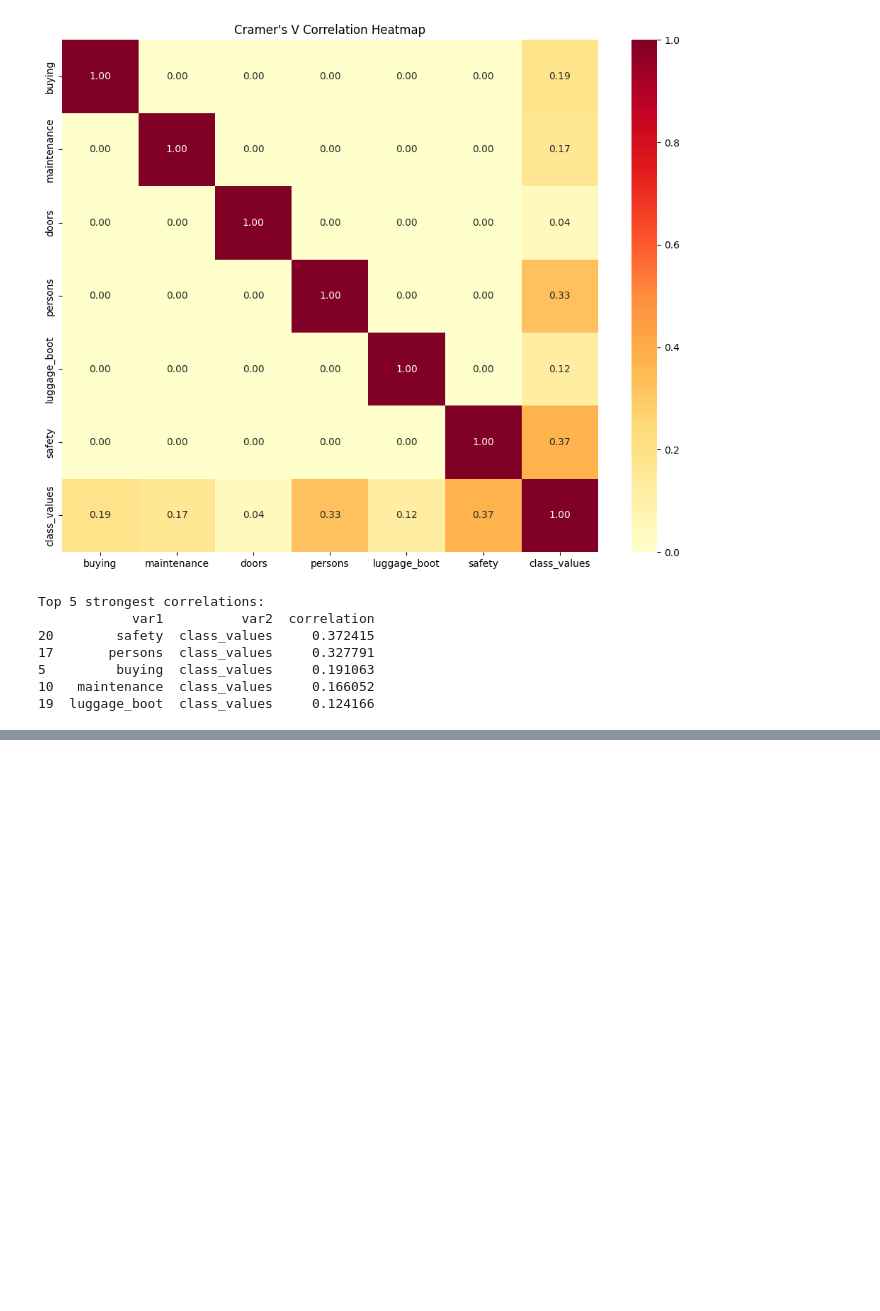
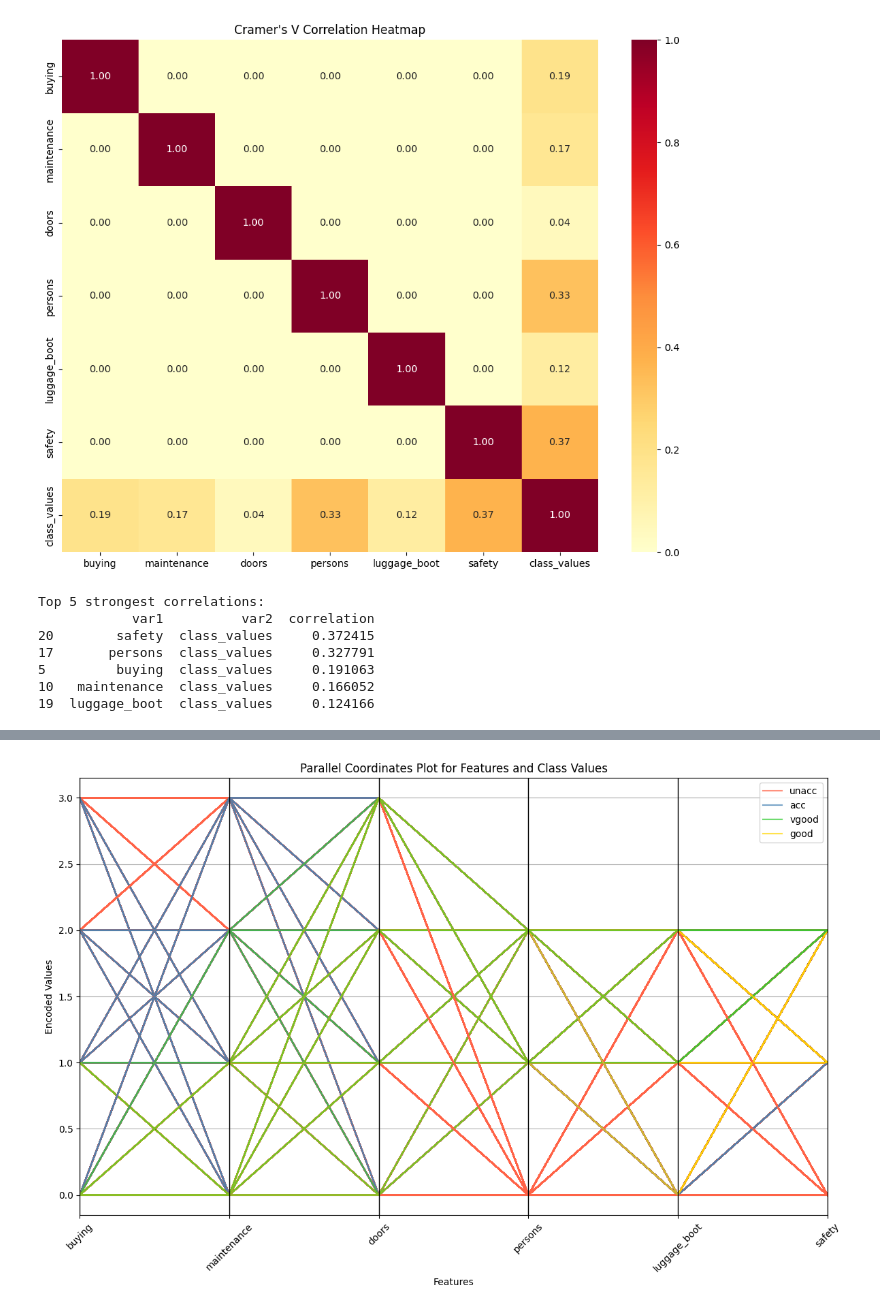
Before and after one commit to jovanovic-djo/car-value-score-prediction, a Jupyter notebook: notebooks/exploratory_data_analysis.ipynb, the cells around one changed output, grey strips where cells are left out. Cells and saved outputs as stored; diff of their text form; code cells hidden in the pictures; blank space fills up the shorter version.

```diff
--- a/notebooks/exploratory_data_analysis.ipynb
+++ b/notebooks/exploratory_data_analysis.ipynb
@@ -352,0 +316,43 @@ plt.savefig(graph_directory + output)
+# %%
+# Define custom color mapping for each class value
+custom_colors = {
+    'unacc': '#FF6347',
+    'acc': '#4682B4',
+    'vgood': '#32CD32',
+    'good': '#FFD700'
+}
+
+# Convert the dataset to include encoded numerical mappings for the plot
+df_numeric = df.copy()
+
+# Apply ordinal encoding to all columns except 'class_values'
+for column in df.columns:
+    if column in value_order:  # Check if the column is in value_order
+        df_numeric[column] = pd.Categorical(df[column], categories=value_order[column]).codes
+
+# Add the class_values column back as a string for grouping in parallel coordinates
+df_numeric['class_values'] = df['class_values']
+
+# Map colors based on class values
+color_palette = [custom_colors[val] for val in df_numeric['class_values'].unique()]
+
+# Create the parallel coordinates plot using Matplotlib
+plt.figure(figsize=(12, 8))
+parallel_coordinates(
+    df_numeric,
+    class_column='class_values',
+    color=color_palette,
+    alpha=0.7
+)
+plt.title("Parallel Coordinates Plot for Features and Class Values")
+plt.xlabel("Features")
+plt.ylabel("Encoded Values")
+plt.xticks(rotation=45)
+plt.tight_layout()
+
+# Save the plot as an image
+output_path = "parallel coordinates analysis"
+plt.savefig(graph_directory + output_path, dpi=300)
+plt.show()
+# %% [output]
+[figure, added]
```
Also changed, not shown: parts of 4 cells of this notebook, 3 other files.
